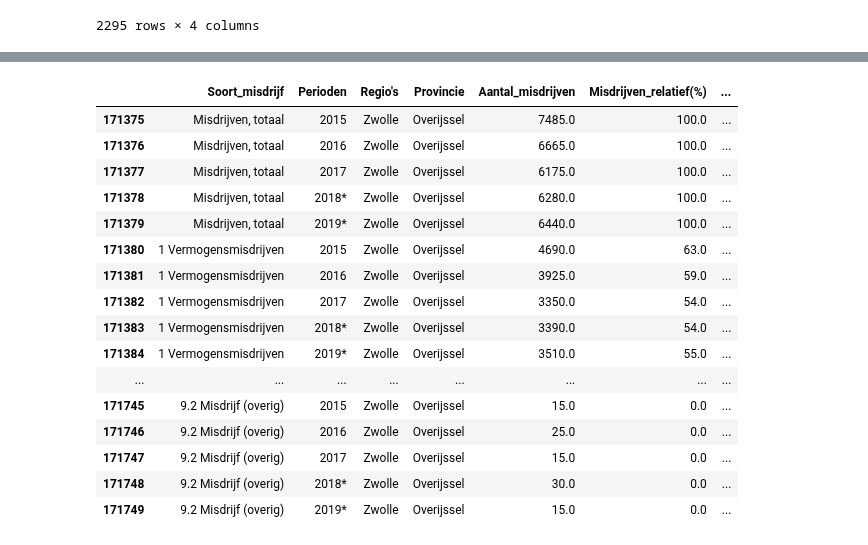
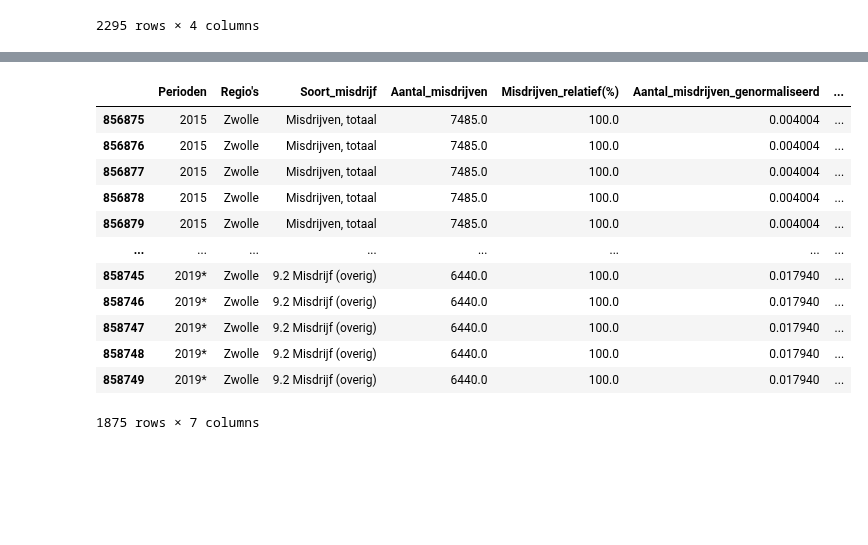
Before and after one commit to BramblePie/FlaskReact, a Jupyter notebook: flask-backend/notebooks/Veiligheid/veiligheid_seyfullah_nawied.ipynb, the cells around one changed output, grey strips where cells are left out. Cells and saved outputs as stored; diff of their text form; code cells hidden in the pictures; blank space fills up the shorter version.

```diff
--- a/flask-backend/notebooks/Veiligheid/veiligheid_seyfullah_nawied.ipynb
+++ b/flask-backend/notebooks/Veiligheid/veiligheid_seyfullah_nawied.ipynb
@@ -254,7 +249,7 @@ provincies
  'Zuid-Holland']
 # %%
 # TOTAAL AANTAL MISDRIJVEN PER JAAR PER PROVINCIE. RELATIEVE KOLOM IS NIET VAN TOEPASSING AANGEZIEN TOTALEN GEBASEERD IS OP 100%.
-pd.set_option('display.max_rows', 1000)
+pd.set_option('display.max_rows', 50)
 
 data_voorspelling_totaal = data_veiligheid_incl_provincie.loc[((data_veiligheid_incl_provincie.Soort_misdrijf == 'Misdrijven, totaal'))]
 
@@ -341,3 +332,6 @@ data_voorspelling_groupby
 |  | Zwolle | 6440.0 | 100.0 | 0.017940 | Hoog |
 |  | het Bildt | 0.0 | 0.0 | 0.019188 | Hoog |
 2295 rows × 4 columns
+# %%
+misdrijven_df = data_voorspelling_groupby.reset_index()
+misdrijven_df
@@ -343,0 +352,6 @@ data_voorspelling_groupby
+# %%
+soort_misdrijf = data_veiligheid_incl_provincie.drop(columns=['Perioden', 'Provincie',
+       'Aantal_misdrijven', 'Misdrijven_relatief(%)',
+       'Aantal_misdrijven(per_1000_inw)'])
+
+soort_misdrijf
@@ -343,0 +372,3 @@ data_voorspelling_groupby
+# %%
+misdrijven_df = misdrijven_df.merge(soort_misdrijf, on="Regio's")
+misdrijven_df = movecol(misdrijven_df, cols_to_move=['Soort_misdrijf'], ref_col="Regio's", place='After')
@@ -344,30 +389,27 @@ data_voorspelling_groupby
 # %%
 #PER PERIODE/JAAR EEN OVERZICHT VAN ALLE SOORTEN MISDRIJVEN EN WAT HET RELATIEF IS VAN HET TOTAAL. REGIO IS GEKOZEN DOOR INPUT
-pd.set_option('display.max_rows', 1000)
+pd.set_option('display.max_rows', 50)
+misdrijven_df.drop(columns=["Misdrijven_relatief(%)"])
 
 gemeente = input('Voer hier een gemeente in')
 
-soortmisdrijf_regio_perjaar = data_veiligheid_incl_provincie.loc[((data_veiligheid_incl_provincie["Regio's"] == gemeente))]
+soortmisdrijf_regio_perjaar = misdrijven_df.loc[((misdrijven_df["Regio's"] == gemeente) | (misdrijven_df["Perioden"] == gemeente))]
 
 soortmisdrijf_regio_perjaar
 # %% [output]
-|  | Soort_misdrijf | Perioden | Regio's | Provincie | Aantal_misdrijven | Misdrijven_relatief(%) | ... |
-| 171375 | Misdrijven, totaal | 2015 | Zwolle | Overijssel | 7485.0 | 100.0 | ... |
-| 171376 | Misdrijven, totaal | 2016 | Zwolle | Overijssel | 6665.0 | 100.0 | ... |
-| 171377 | Misdrijven, totaal | 2017 | Zwolle | Overijssel | 6175.0 | 100.0 | ... |
-| 171378 | Misdrijven, totaal | 2018* | Zwolle | Overijssel | 6280.0 | 100.0 | ... |
-| 171379 | Misdrijven, totaal | 2019* | Zwolle | Overijssel | 6440.0 | 100.0 | ... |
-| 171380 | 1 Vermogensmisdrijven | 2015 | Zwolle | Overijssel | 4690.0 | 63.0 | ... |
-| 171381 | 1 Vermogensmisdrijven | 2016 | Zwolle | Overijssel | 3925.0 | 59.0 | ... |
-| 171382 | 1 Vermogensmisdrijven | 2017 | Zwolle | Overijssel | 3350.0 | 54.0 | ... |
-| 171383 | 1 Vermogensmisdrijven | 2018* | Zwolle | Overijssel | 3390.0 | 54.0 | ... |
-| 171384 | 1 Vermogensmisdrijven | 2019* | Zwolle | Overijssel | 3510.0 | 55.0 | ... |
+|  | Perioden | Regio's | Soort_misdrijf | Aantal_misdrijven | Misdrijven_relatief(%) | Aantal_misdrijven_genormaliseerd | ... |
+| 856875 | 2015 | Zwolle | Misdrijven, totaal | 7485.0 | 100.0 | 0.004004 | ... |
+| 856876 | 2015 | Zwolle | Misdrijven, totaal | 7485.0 | 100.0 | 0.004004 | ... |
+| 856877 | 2015 | Zwolle | Misdrijven, totaal | 7485.0 | 100.0 | 0.004004 | ... |
+| 856878 | 2015 | Zwolle | Misdrijven, totaal | 7485.0 | 100.0 | 0.004004 | ... |
+| 856879 | 2015 | Zwolle | Misdrijven, totaal | 7485.0 | 100.0 | 0.004004 | ... |
 | ... | ... | ... | ... | ... | ... | ... | ... |
-| 171745 | 9.2 Misdrijf (overig) | 2015 | Zwolle | Overijssel | 15.0 | 0.0 | ... |
-| 171746 | 9.2 Misdrijf (overig) | 2016 | Zwolle | Overijssel | 25.0 | 0.0 | ... |
-| 171747 | 9.2 Misdrijf (overig) | 2017 | Zwolle | Overijssel | 15.0 | 0.0 | ... |
-| 171748 | 9.2 Misdrijf (overig) | 2018* | Zwolle | Overijssel | 30.0 | 0.0 | ... |
-| 171749 | 9.2 Misdrijf (overig) | 2019* | Zwolle | Overijssel | 15.0 | 0.0 | ... |
+| 858745 | 2019* | Zwolle | 9.2 Misdrijf (overig) | 6440.0 | 100.0 | 0.017940 | ... |
+| 858746 | 2019* | Zwolle | 9.2 Misdrijf (overig) | 6440.0 | 100.0 | 0.017940 | ... |
+| 858747 | 2019* | Zwolle | 9.2 Misdrijf (overig) | 6440.0 | 100.0 | 0.017940 | ... |
+| 858748 | 2019* | Zwolle | 9.2 Misdrijf (overig) | 6440.0 | 100.0 | 0.017940 | ... |
+| 858749 | 2019* | Zwolle | 9.2 Misdrijf (overig) | 6440.0 | 100.0 | 0.017940 | ... |
+1875 rows × 7 columns
 # %%
 sb.pairplot(soortmisdrijf_regio_perjaar.groupby(["Perioden", "Soort_misdrijf"]).sum(), kind="reg")
 # %% [output]
```
Also changed, not shown: parts of 7 cells of this notebook, 2 other files.
